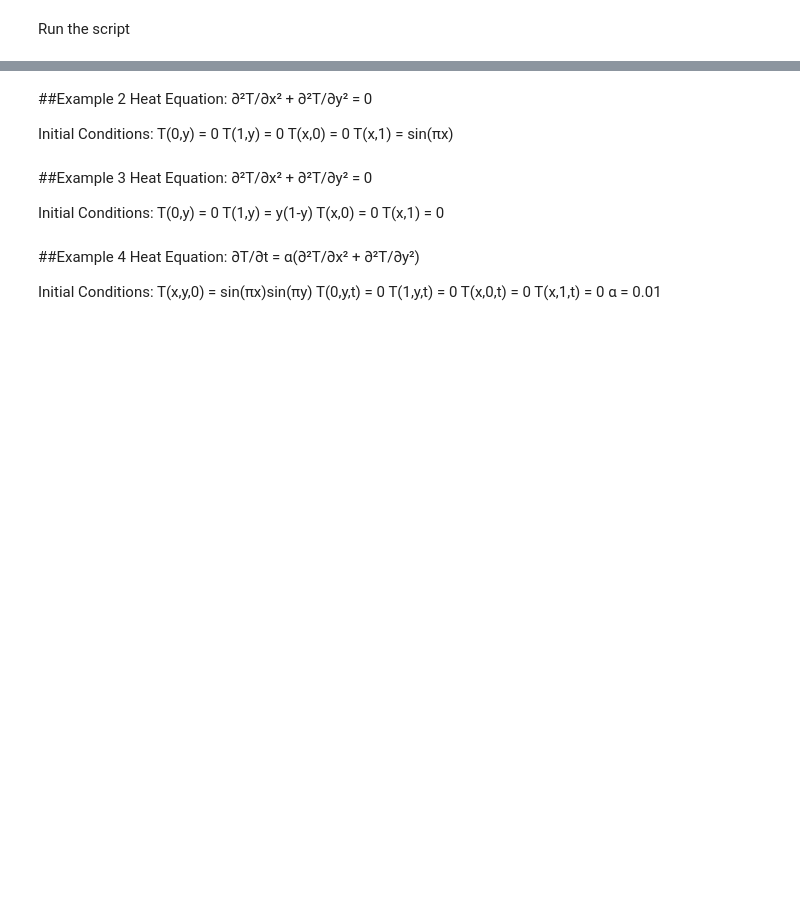
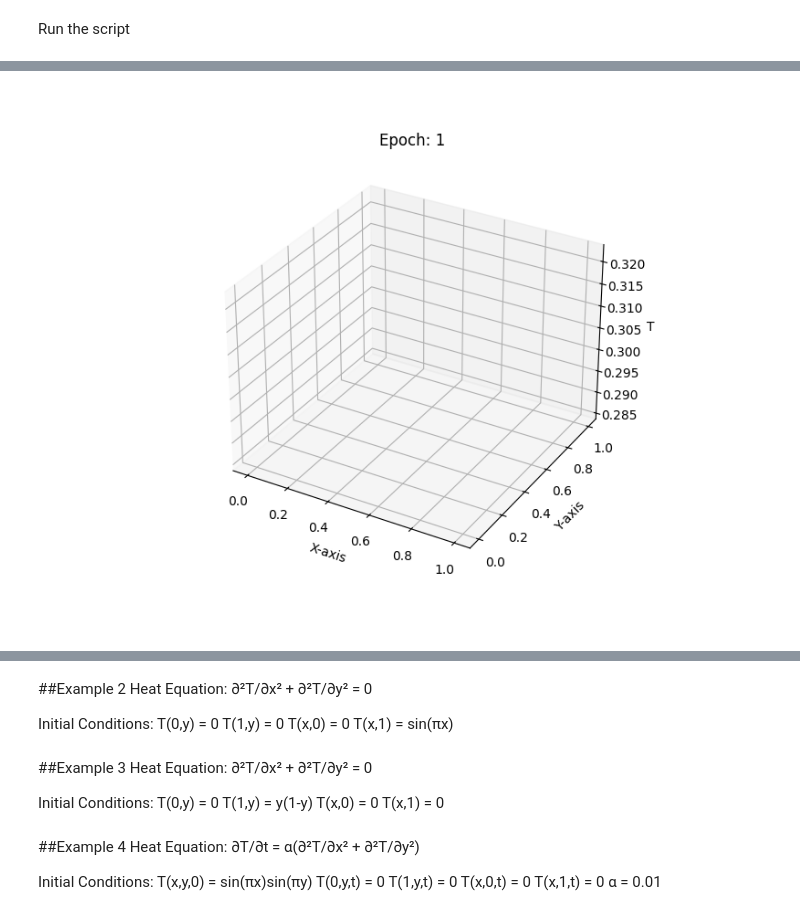
Before and after one commit to DeependraChaddha/Heat_Equation_Solver, a Jupyter notebook: Heat_Equation_Solver.ipynb, the cells around one changed output, grey strips where cells are left out. Saved outputs shown, nothing was run; the diff lists cells and outputs as text; code cells hidden in the pictures; blank space fills up the shorter version.

```diff
--- a/Heat_Equation_Solver.ipynb
+++ b/Heat_Equation_Solver.ipynb
@@ -497,0 +612,5 @@ current_solver.train()
+# %%
+from IPython.display import display, Image
+display(Image(filename="/content/training_animation.gif"))
+# %% [output]
+[figure, added]
```
Also changed, not shown: parts of 5 cells of this notebook.
